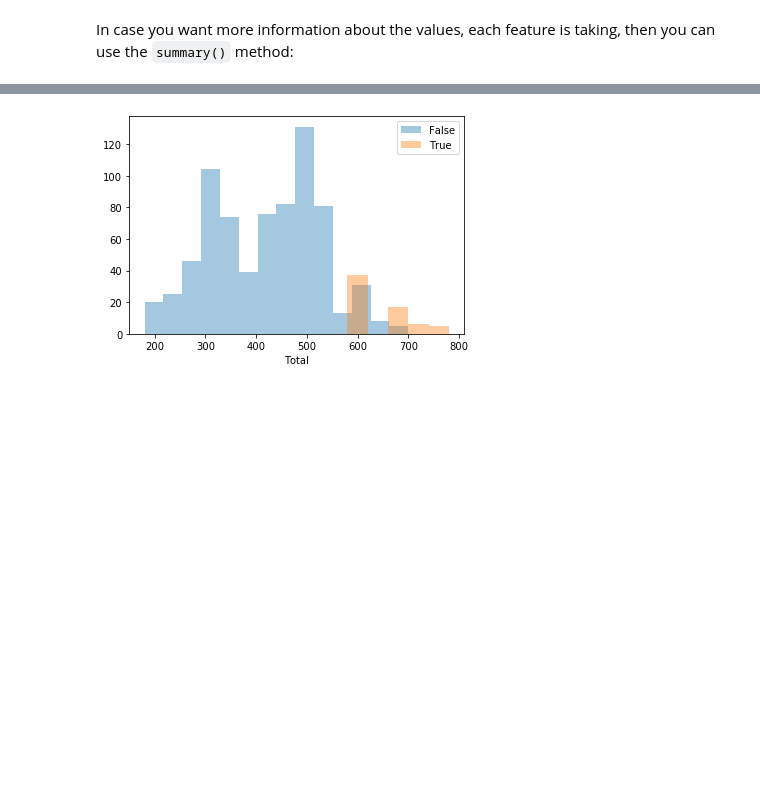
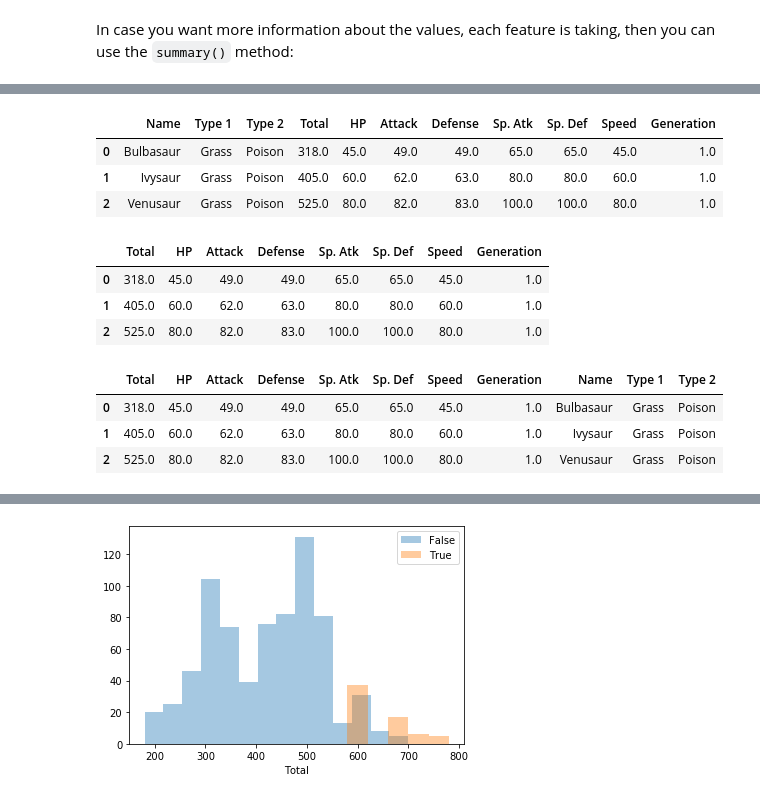
Before and after one commit to renero/dataset, a Jupyter notebook: example.ipynb, the cells around one changed output, grey strips where cells are left out. Drawn from its saved outputs; the diff is of its cells as text; code cells hidden in the pictures; blank space fills up the shorter version.

```diff
--- a/example.ipynb
+++ b/example.ipynb
@@ -202,0 +242,26 @@ Features Summary (all):
+# %%
+# Original dataset
+pokemon.features.head(3)
+# %% [output]
+|  | Name | Type 1 | Type 2 | Total | HP | Attack | Defense | Sp. Atk | Sp. Def | Speed | Generation |
+| 0 | Bulbasaur | Grass | Poison | 318.0 | 45.0 | 49.0 | 49.0 | 65.0 | 65.0 | 45.0 | 1.0 |
+| 1 | Ivysaur | Grass | Poison | 405.0 | 60.0 | 62.0 | 63.0 | 80.0 | 80.0 | 60.0 | 1.0 |
+| 2 | Venusaur | Grass | Poison | 525.0 | 80.0 | 82.0 | 83.0 | 100.0 | 100.0 | 80.0 | 1.0 |
+# %%
+categoricals = pokemon.categorical
+
+pokemon.drop_columns(pokemon.categorical_features)
+pokemon.features.head(3)
+# %% [output]
+|  | Total | HP | Attack | Defense | Sp. Atk | Sp. Def | Speed | Generation |
+| 0 | 318.0 | 45.0 | 49.0 | 49.0 | 65.0 | 65.0 | 45.0 | 1.0 |
+| 1 | 405.0 | 60.0 | 62.0 | 63.0 | 80.0 | 80.0 | 60.0 | 1.0 |
+| 2 | 525.0 | 80.0 | 82.0 | 83.0 | 100.0 | 100.0 | 80.0 | 1.0 |
+# %%
+pokemon.add_columns(categoricals)
+pokemon.features.head(3)
+# %% [output]
+|  | Total | HP | Attack | Defense | Sp. Atk | Sp. Def | Speed | Generation | Name | Type 1 | Type 2 |
+| 0 | 318.0 | 45.0 | 49.0 | 49.0 | 65.0 | 65.0 | 45.0 | 1.0 | Bulbasaur | Grass | Poison |
+| 1 | 405.0 | 60.0 | 62.0 | 63.0 | 80.0 | 80.0 | 60.0 | 1.0 | Ivysaur | Grass | Poison |
+| 2 | 525.0 | 80.0 | 82.0 | 83.0 | 100.0 | 100.0 | 80.0 | 1.0 | Venusaur | Grass | Poison |
```
Also changed, not shown: parts of 21 cells of this notebook, 2 other files.
